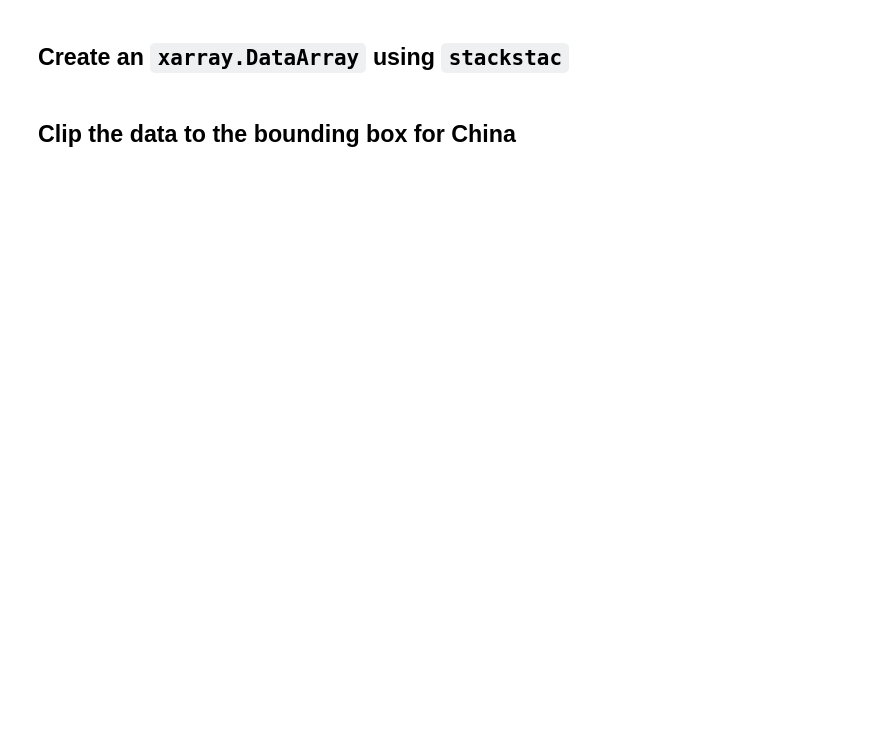
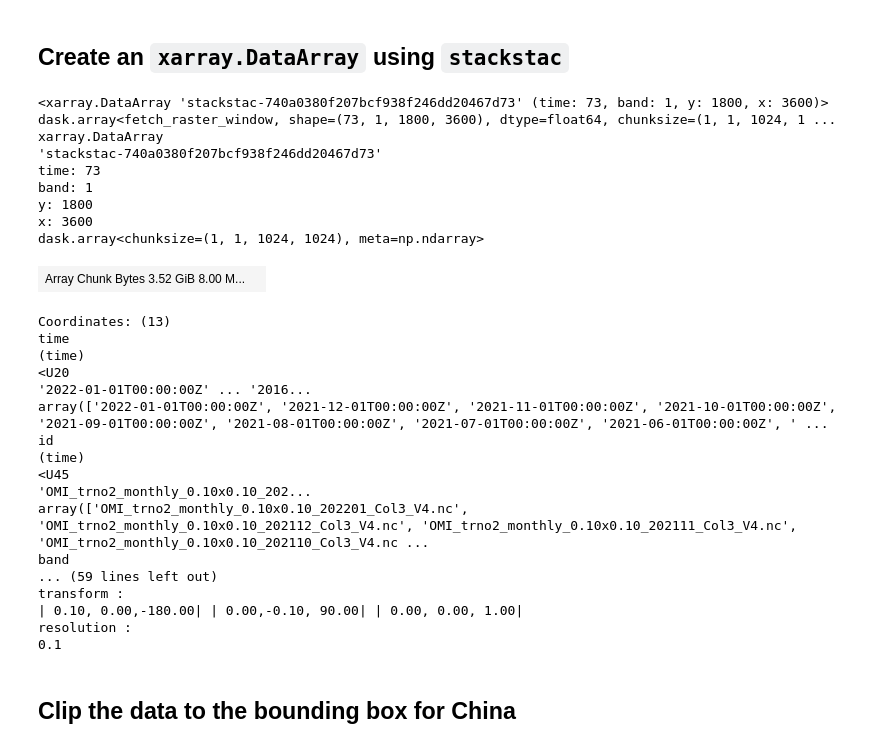
Before and after one commit to NASA-IMPACT/veda-documentation, a Jupyter notebook: timeseries-rioxarray-stackstac.ipynb, the cells around one changed output. Saved outputs shown, nothing was run; the diff lists cells and outputs as text; code cells hidden in the pictures; blank space fills up the shorter version.

```diff
--- a/timeseries-rioxarray-stackstac.ipynb
+++ b/timeseries-rioxarray-stackstac.ipynb
@@ -50,9 +53,36 @@ len(items)
 # %% [markdown]
 ## Create an `xarray.DataArray` using `stackstac`
 # %%
-stack = stackstac.stack(items)
+stack = stackstac.stack([item.to_dict() for item in items])
 stack = stack.assign_coords({"time": stack.start_datetime})
 stack
+# %% [output]
+<xarray.DataArray 'stackstac-740a0380f207bcf938f246dd20467d73' (time: 73, band: 1, y: 1800, x: 3600)> dask.array<fetch_raster_window, shape=(73, 1, 1800, 3600), dtype=float64, chunksize=(1, 1, 1024, 1 ...
+xarray.DataArray
+'stackstac-740a0380f207bcf938f246dd20467d73'
+time: 73
+band: 1
+y: 1800
+x: 3600
+dask.array<chunksize=(1, 1, 1024, 1024), meta=np.ndarray>
+| Array Chunk Bytes 3.52 GiB 8.00 M... |  |
+Coordinates: (13)
+time
+(time)
+<U20
+'2022-01-01T00:00:00Z' ... '2016...
+array(['2022-01-01T00:00:00Z', '2021-12-01T00:00:00Z', '2021-11-01T00:00:00Z', '2021-10-01T00:00:00Z', '2021-09-01T00:00:00Z', '2021-08-01T00:00:00Z', '2021-07-01T00:00:00Z', '2021-06-01T00:00:00Z', ' ...
+id
+(time)
+<U45
+'OMI_trno2_monthly_0.10x0.10_202...
+array(['OMI_trno2_monthly_0.10x0.10_202201_Col3_V4.nc', 'OMI_trno2_monthly_0.10x0.10_202112_Col3_V4.nc', 'OMI_trno2_monthly_0.10x0.10_202111_Col3_V4.nc', 'OMI_trno2_monthly_0.10x0.10_202110_Col3_V4.nc ...
+band
+... (59 lines left out)
+transform :
+| 0.10, 0.00,-180.00| | 0.00,-0.10, 90.00| | 0.00, 0.00, 1.00|
+resolution :
+0.1
 # %% [markdown]
 ## Clip the data to the bounding box for China
 # %%
```
Also changed, not shown: parts of 6 cells of this notebook, 8 other files.
